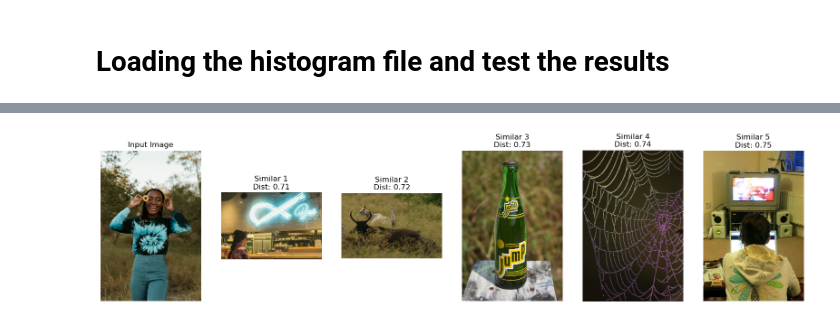
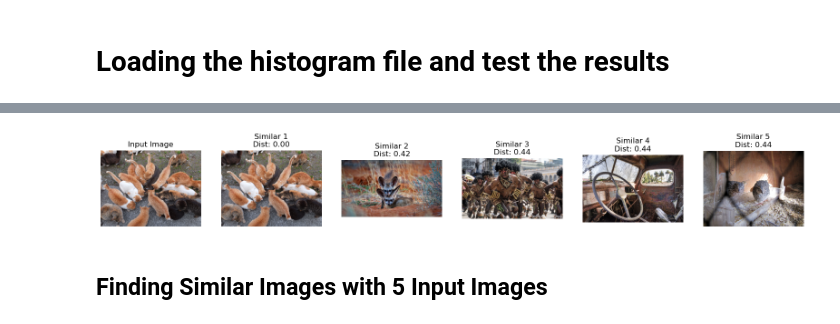
Before and after one commit to lucasthierry17/FindPicture, a Jupyter notebook: histograms_commented.ipynb, the cells around one changed output, grey strips where cells are left out. Cells and saved outputs as stored; diff of their text form; code cells hidden in the pictures.

```diff
--- a/histograms_commented.ipynb
+++ b/histograms_commented.ipynb
@@ -421,10 +384,12 @@ After running the code in the next cell, this could be your results.
 ![alt text](output_example-1.png)
 # %%
 
-input_image_path = "put an image here"
+input_image_path = "images/0378.png"
 input_image = cv2.imread(input_image_path)
 similar_images = find_similar_image(cv2.imread(input_image_path), histograms, n_neighbors=5)
 # Request top 3 similar images
-display_images(input_image_path, similar_images)
+functions.display_images(input_image_path, similar_images)
 # %% [output]
-[figure, old version]
+[figure, new version]
+# %% [markdown]
+## Finding Similar Images with 5 Input Images
```
Also changed, not shown: parts of 7 cells of this notebook, 2 other files.
